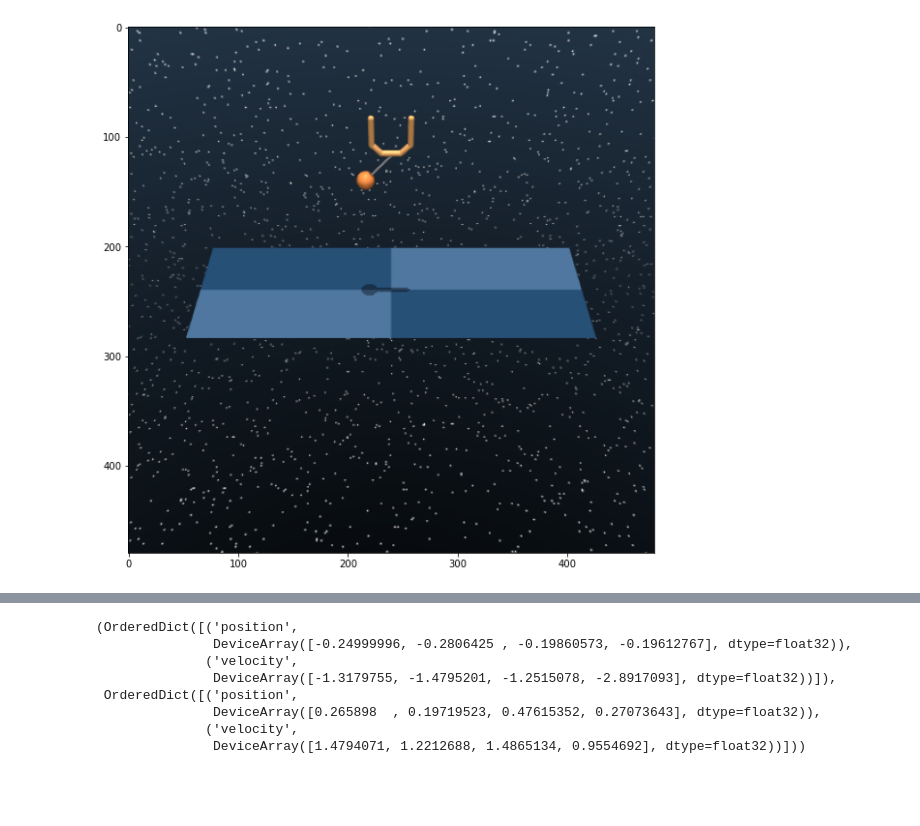
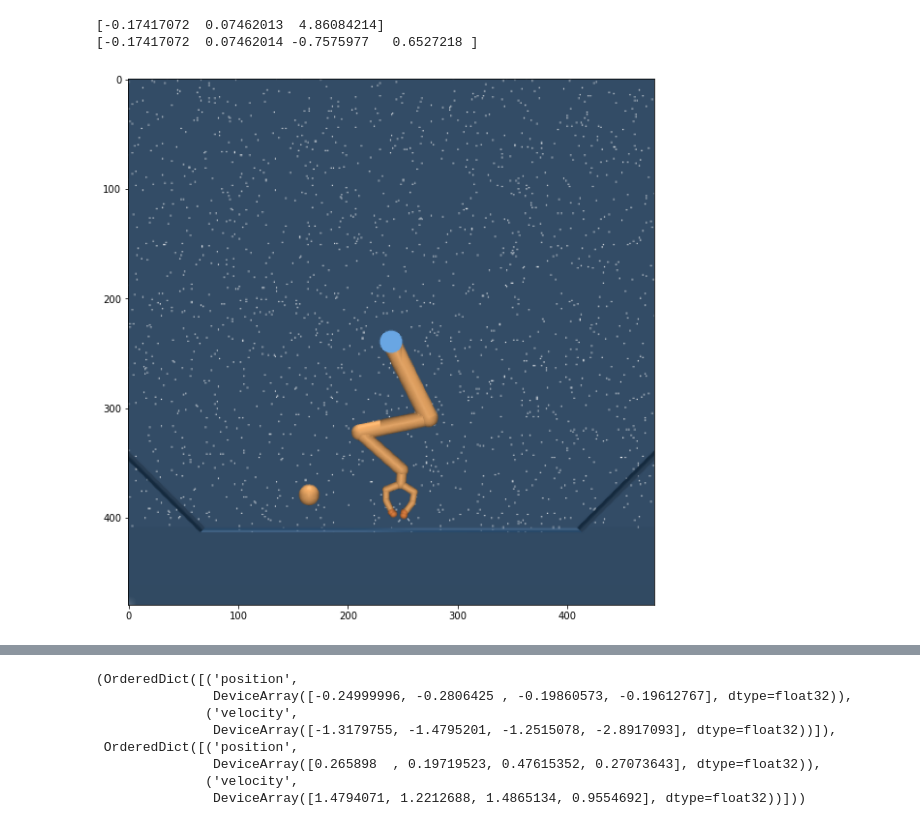
Before and after one commit to willwhitney/exploration-reimplementation, a Jupyter notebook: env dev.ipynb, the cells around one changed output, grey strips where cells are left out. Cells and saved outputs as stored; diff of their text form; code cells hidden in the pictures; blank space fills up the shorter version.

Commit message:
add manip reach_lift; improve hallway and add inverse_distractor

```diff
--- a/env dev.ipynb
+++ b/env dev.ipynb
@@ -22,10 +26,15 @@ def render(physics, camera_id=None, height=480, width=480, **kwargs):
     img = physics.render(**args)
     plt.figure(figsize = (10,10))
     plt.imshow(img)
-# %%
-reload(ball_in_cup_explore)
-env = suite.load('ball_in_cup_explore', 'catch')
-env.reset()
-render(env.physics)
-# %% [output]
-[figure, removed]
+# %%
+reload(manipulator_explore)
+env = suite.load('manipulator_explore', 'reach_lift_ball')
+timestep = env.reset()
+flat_obs = utils.flatten_observation(timestep.observation)
+print(env.physics.named.data.qpos[env.task._object_joints])
+print(select_observations(env.observation_spec(), {'object_pos'}, flat_obs))
+render(env.physics, camera_id='fixed')
+# %% [output]
+[-0.17417072  0.07462013  4.86084214]
+[-0.17417072  0.07462014 -0.7575977   0.6527218 ]
+[figure, added]
```
Also changed, not shown: parts of 8 cells of this notebook, 9 other files.
